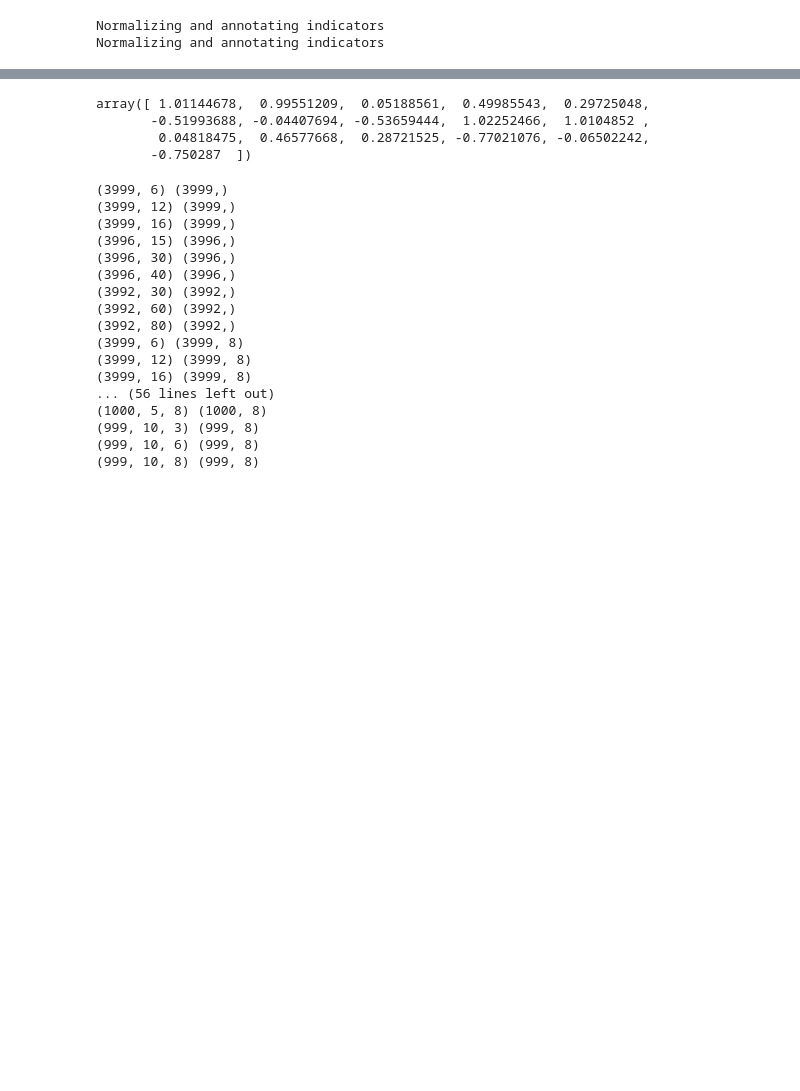
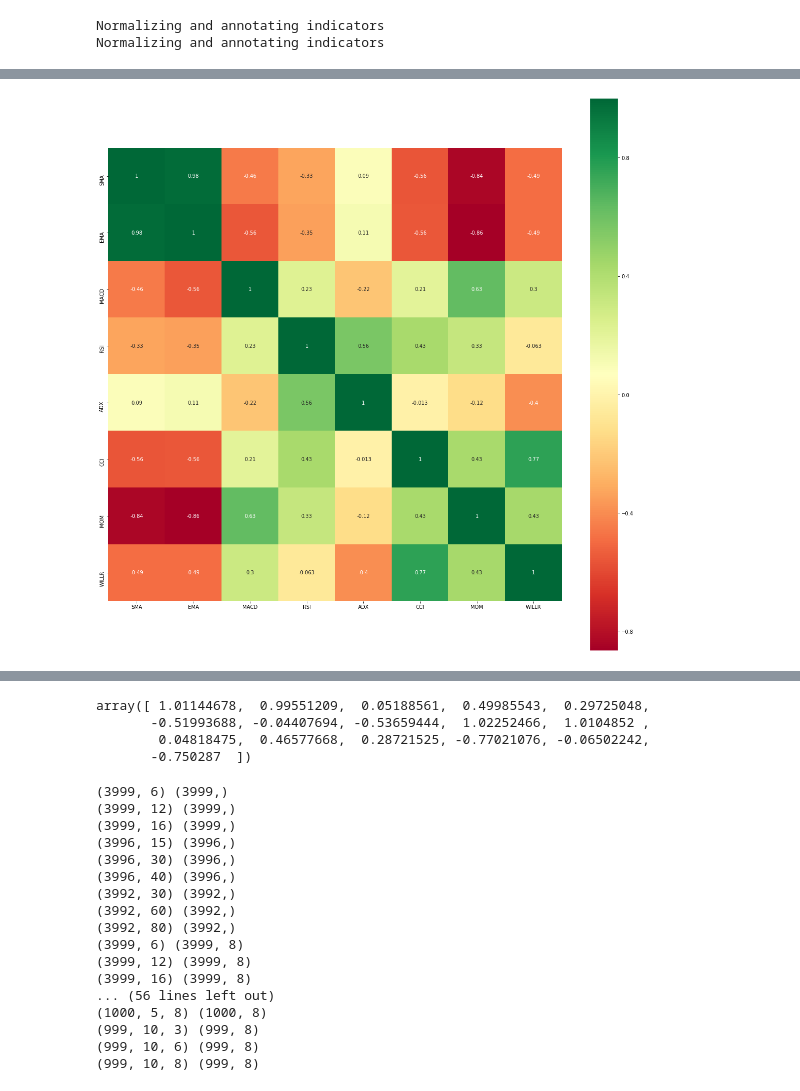
Before and after one commit to rHilkner/mc030, a Jupyter notebook: pfg.ipynb, the cells around one changed output, grey strips where cells are left out. Cells and saved outputs as stored; diff of their text form; code cells hidden in the pictures; blank space fills up the shorter version.

```diff
--- a/pfg.ipynb
+++ b/pfg.ipynb
@@ -592,0 +612,9 @@ len(data[2]), len(data[8])
+# %%
+from sklearn.feature_selection import SelectKBest
+from sklearn.feature_selection import f_classif
+from sklearn.ensemble import ExtraTreesClassifier
+import seaborn as sns
+
+data_analysis = pd.DataFrame.merge(data[2], div, left_index=True, right_index=True, how='inner')
+X = data_analysis.iloc[:,:8]
+y = data_analysis.iloc[:,-1:]
@@ -593,3 +640,11 @@ len(data[2]), len(data[8])
+# %%
+corrmat = data_analysis.iloc[:,:8].corr()
+top_corr_features = corrmat.index
+plt.figure(figsize=(20,20))
+plt.axis('scaled')
+g=sns.heatmap(data_analysis[top_corr_features].corr(),annot=True,cmap="RdYlGn")
+# %% [output]
+[figure, added]
 # %%
 import numpy as np
 import matplotlib.pyplot as plt
```
Also changed, not shown: parts of 18 cells of this notebook, 1 other file.
